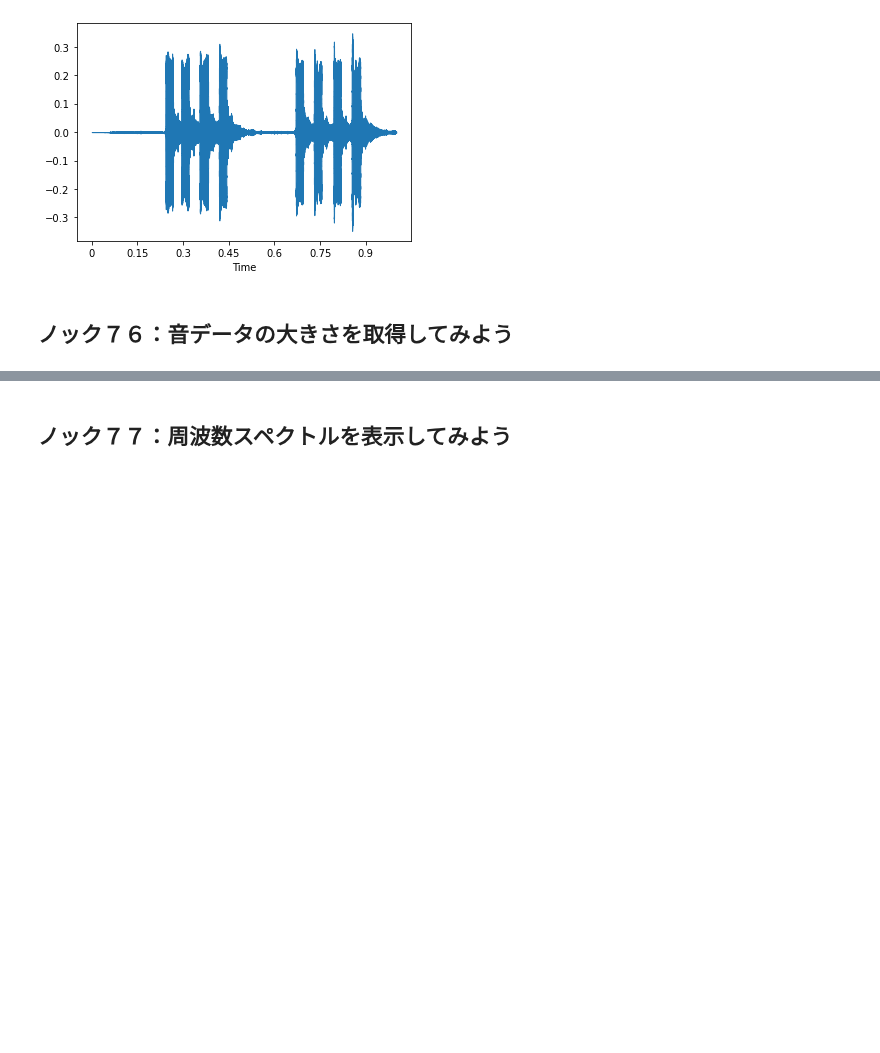
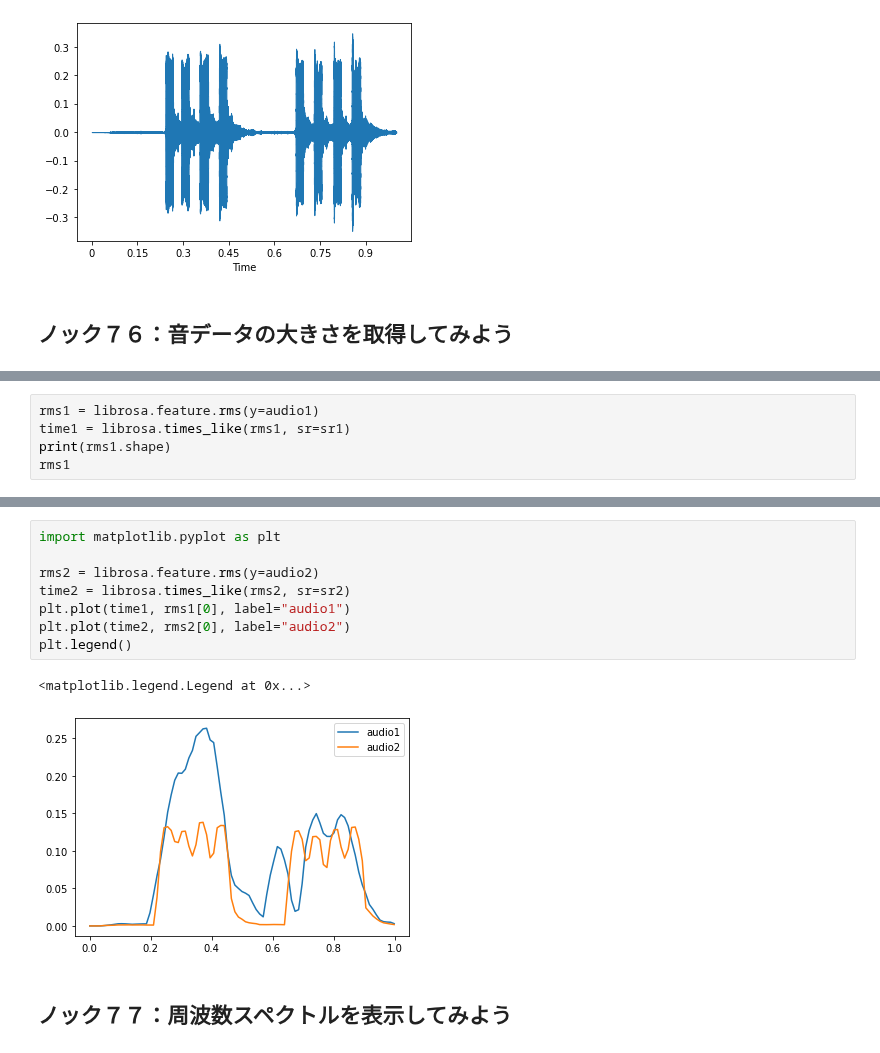
Before and after one commit to winuim/python-process-visualization-100, a Jupyter notebook: chapter-6/src/chapter-6.ipynb, the cells around one changed output, grey strips where cells are left out. Saved outputs shown, nothing was run; the diff lists cells and outputs as text; blank space fills up the shorter version.

```diff
--- a/chapter-6/src/chapter-6.ipynb
+++ b/chapter-6/src/chapter-6.ipynb
@@ -122,0 +132,5 @@ libdisp.waveshow(audio2, sr=sr2)
+# %%
+rms1 = librosa.feature.rms(y=audio1)
+time1 = librosa.times_like(rms1, sr=sr1)
+print(rms1.shape)
+rms1
@@ -123,3 +156,14 @@ libdisp.waveshow(audio2, sr=sr2)
+# %%
+import matplotlib.pyplot as plt
+
+rms2 = librosa.feature.rms(y=audio2)
+time2 = librosa.times_like(rms2, sr=sr2)
+plt.plot(time1, rms1[0], label="audio1")
+plt.plot(time2, rms2[0], label="audio2")
+plt.legend()
+# %% [output]
+<matplotlib.legend.Legend at 0x...>
+[figure, added]
 # %% [markdown]
 ## ノック７７：周波数スペクトルを表示してみよう
 # %% [markdown]
```
Also changed, not shown: parts of 2 cells of this notebook.
